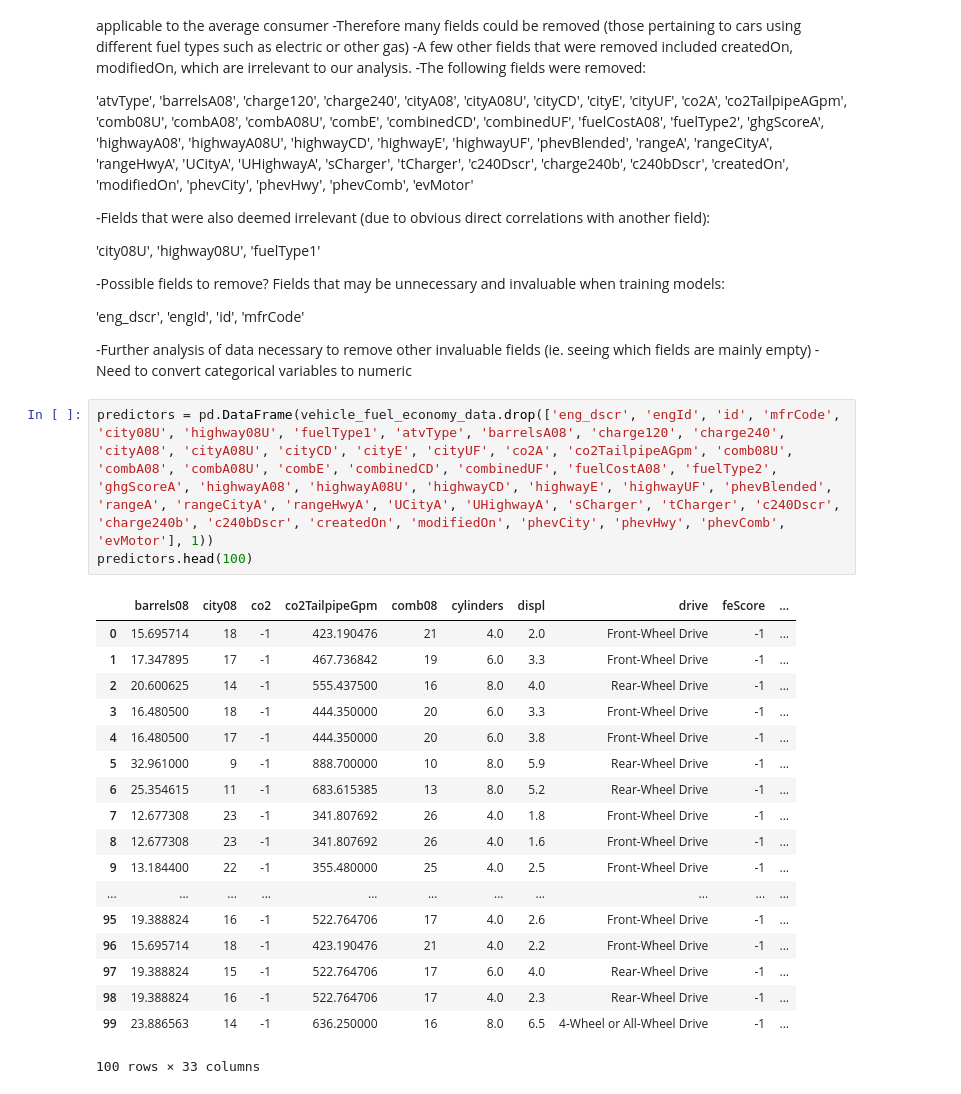
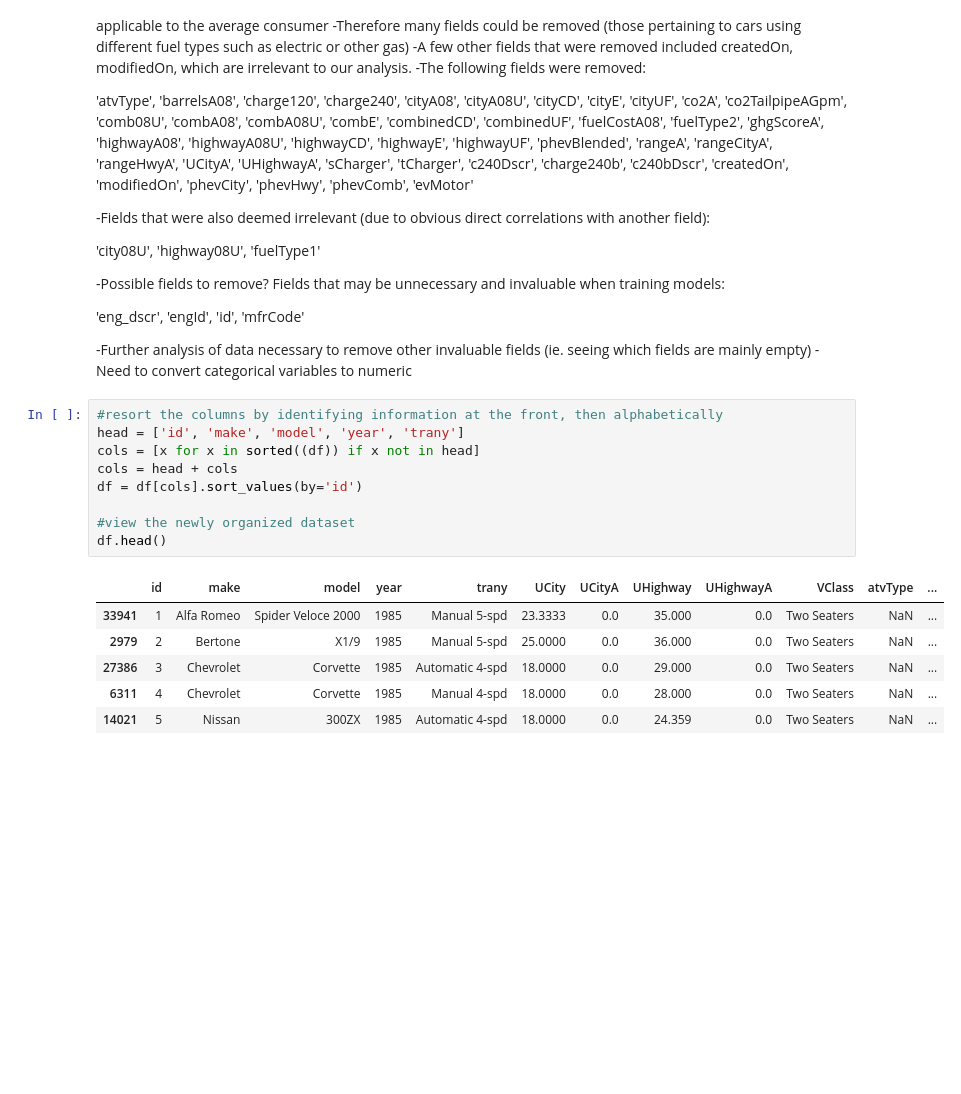
Before and after one commit to jnfoote76/fuel-economy-analysis, a Jupyter notebook: erica_work.ipynb, the cells around one changed output. Cells and saved outputs as stored; diff of their text form; blank space fills up the shorter version.

Commit message:
switch to clean dataset

```diff
--- a/erica_work.ipynb
+++ b/erica_work.ipynb
@@ -50,25 +41,19 @@ vehicle_fuel_economy_data.head(200)
 
 -Further analysis of data necessary to remove other invaluable fields (ie. seeing which fields are mainly empty)
 -Need to convert categorical variables to numeric
-# %%
-predictors = pd.DataFrame(vehicle_fuel_economy_data.drop(['eng_dscr', 'engId', 'id', 'mfrCode', 'city08U', 'highway08U', 'fuelType1', 'atvType', 'barrelsA08', 'charge120', 'charge240', 'cityA08', 'cityA08U', 'cityCD', 'cityE', 'cityUF', 'co2A', 'co2TailpipeAGpm', 'comb08U', 'combA08', 'combA08U', 'combE', 'combinedCD', 'combinedUF', 'fuelCostA08', 'fuelType2', 'ghgScoreA', 'highwayA08', 'highwayA08U', 'highwayCD', 'highwayE', 'highwayUF', 'phevBlended', 'rangeA', 'rangeCityA', 'rangeHwyA', 'UCityA', 'UHighwayA', 'sCharger', 'tCharger', 'c240Dscr', 'charge240b', 'c240bDscr', 'createdOn', 'modifiedOn', 'phevCity', 'phevHwy', 'phevComb', 'evMotor'], 1))
-predictors.head(100)
-# %% [output]
-|  | barrels08 | city08 | co2 | co2TailpipeGpm | comb08 | cylinders | displ | drive | feScore | ... |
-| 0 | 15.695714 | 18 | -1 | 423.190476 | 21 | 4.0 | 2.0 | Front-Wheel Drive | -1 | ... |
-| 1 | 17.347895 | 17 | -1 | 467.736842 | 19 | 6.0 | 3.3 | Front-Wheel Drive | -1 | ... |
-| 2 | 20.600625 | 14 | -1 | 555.437500 | 16 | 8.0 | 4.0 | Rear-Wheel Drive | -1 | ... |
-| 3 | 16.480500 | 18 | -1 | 444.350000 | 20 | 6.0 | 3.3 | Front-Wheel Drive | -1 | ... |
-| 4 | 16.480500 | 17 | -1 | 444.350000 | 20 | 6.0 | 3.8 | Front-Wheel Drive | -1 | ... |
-| 5 | 32.961000 | 9 | -1 | 888.700000 | 10 | 8.0 | 5.9 | Rear-Wheel Drive | -1 | ... |
-| 6 | 25.354615 | 11 | -1 | 683.615385 | 13 | 8.0 | 5.2 | Rear-Wheel Drive | -1 | ... |
-| 7 | 12.677308 | 23 | -1 | 341.807692 | 26 | 4.0 | 1.8 | Front-Wheel Drive | -1 | ... |
-| 8 | 12.677308 | 23 | -1 | 341.807692 | 26 | 4.0 | 1.6 | Front-Wheel Drive | -1 | ... |
-| 9 | 13.184400 | 22 | -1 | 355.480000 | 25 | 4.0 | 2.5 | Front-Wheel Drive | -1 | ... |
-| ... | ... | ... | ... | ... | ... | ... | ... | ... | ... | ... |
-| 95 | 19.388824 | 16 | -1 | 522.764706 | 17 | 4.0 | 2.6 | Front-Wheel Drive | -1 | ... |
-| 96 | 15.695714 | 18 | -1 | 423.190476 | 21 | 4.0 | 2.2 | Front-Wheel Drive | -1 | ... |
-| 97 | 19.388824 | 15 | -1 | 522.764706 | 17 | 6.0 | 4.0 | Rear-Wheel Drive | -1 | ... |
-| 98 | 19.388824 | 16 | -1 | 522.764706 | 17 | 4.0 | 2.3 | Rear-Wheel Drive | -1 | ... |
-| 99 | 23.886563 | 14 | -1 | 636.250000 | 16 | 8.0 | 6.5 | 4-Wheel or All-Wheel Drive | -1 | ... |
-100 rows × 33 columns
+# %%
+#resort the columns by identifying information at the front, then alphabetically
+head = ['id', 'make', 'model', 'year', 'trany']
+cols = [x for x in sorted((df)) if x not in head]
+cols = head + cols
+df = df[cols].sort_values(by='id')
+
+#view the newly organized dataset
+df.head()
+# %% [output]
+|  | id | make | model | year | trany | UCity | UCityA | UHighway | UHighwayA | VClass | atvType | ... |
+| 33941 | 1 | Alfa Romeo | Spider Veloce 2000 | 1985 | Manual 5-spd | 23.3333 | 0.0 | 35.000 | 0.0 | Two Seaters | NaN | ... |
+| 2979 | 2 | Bertone | X1/9 | 1985 | Manual 5-spd | 25.0000 | 0.0 | 36.000 | 0.0 | Two Seaters | NaN | ... |
+| 27386 | 3 | Chevrolet | Corvette | 1985 | Automatic 4-spd | 18.0000 | 0.0 | 29.000 | 0.0 | Two Seaters | NaN | ... |
+| 6311 | 4 | Chevrolet | Corvette | 1985 | Manual 4-spd | 18.0000 | 0.0 | 28.000 | 0.0 | Two Seaters | NaN | ... |
+| 14021 | 5 | Nissan | 300ZX | 1985 | Automatic 4-spd | 18.0000 | 0.0 | 24.359 | 0.0 | Two Seaters | NaN | ... |
```
Also changed, not shown: parts of 3 cells of this notebook.
